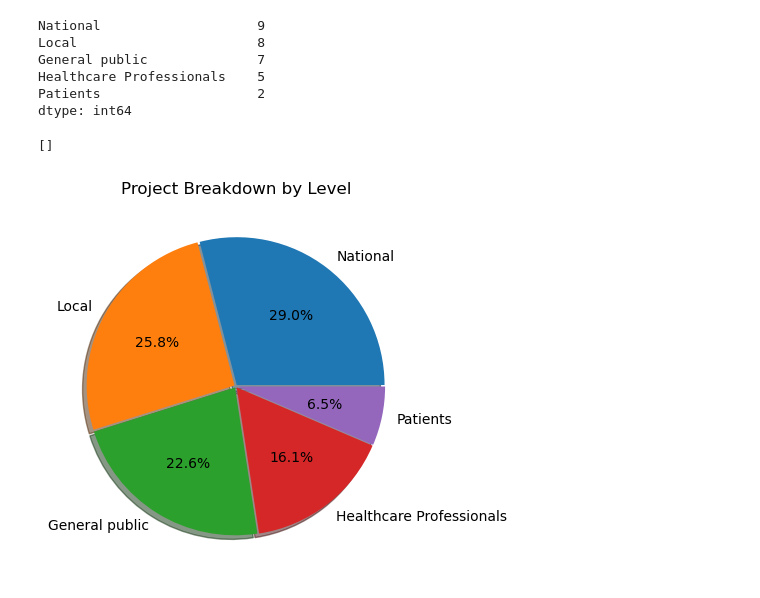
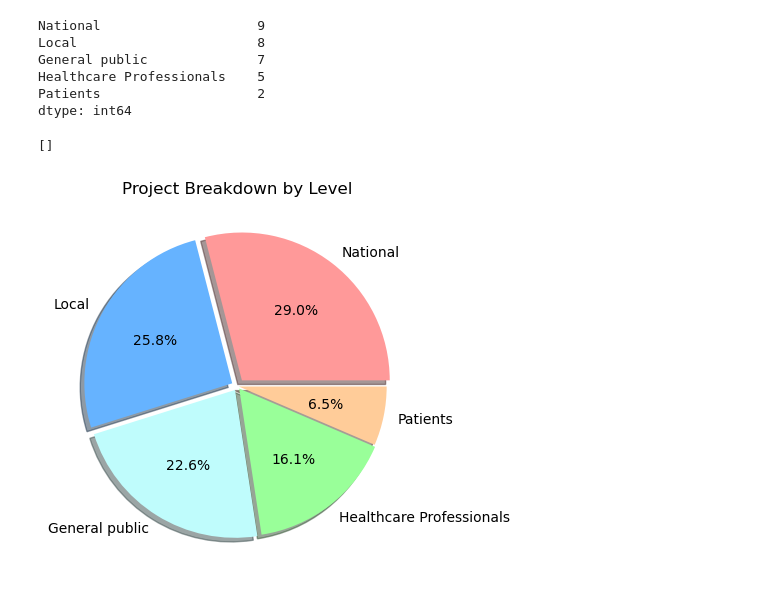
Before and after one commit to lucienqchen/curebound, a Jupyter notebook: curebound/notebooks/lucien-tiana-data-cleaning.ipynb, the cells around one changed output. Drawn from its saved outputs; the diff is of its cells as text; code cells hidden in the pictures.

```diff
--- a/curebound/notebooks/lucien-tiana-data-cleaning.ipynb
+++ b/curebound/notebooks/lucien-tiana-data-cleaning.ipynb
@@ -43,12 +44,12 @@ Healthcare Professionals    5
 Patients                    2
 dtype: int64
 # %%
-plt.pie(level_counts, labels=level_counts.index, normalize=True, autopct='%1.1f%%', explode=(0.01, 0.01, 0.01, 0.01, 0.01), shadow=True)
+plt.pie(level_counts, labels=level_counts.index, normalize=True, autopct='%1.1f%%', explode=(0.05, 0.04, 0.03, 0.02, 0.01), shadow=True, colors=['#ff9999','#66b3ff', '#bffcfc', '#99ff99','#ffcc99'])
 plt.title("Project Breakdown by Level")
 plt.plot()
 # %% [output]
 []
-[figure, old version]
+[figure, new version]
 # %%
 # Gets project titles and comments
 titles = df[df["Record ID"].isin(cleaned[cleaned["Increase in Equity"]==True]["Record ID"])][["What is the project title?", "Please describe the way in which your project will lead to an increase in equity."]]
```
Also changed, not shown: parts of 1 cell of this notebook, 3 other files.
